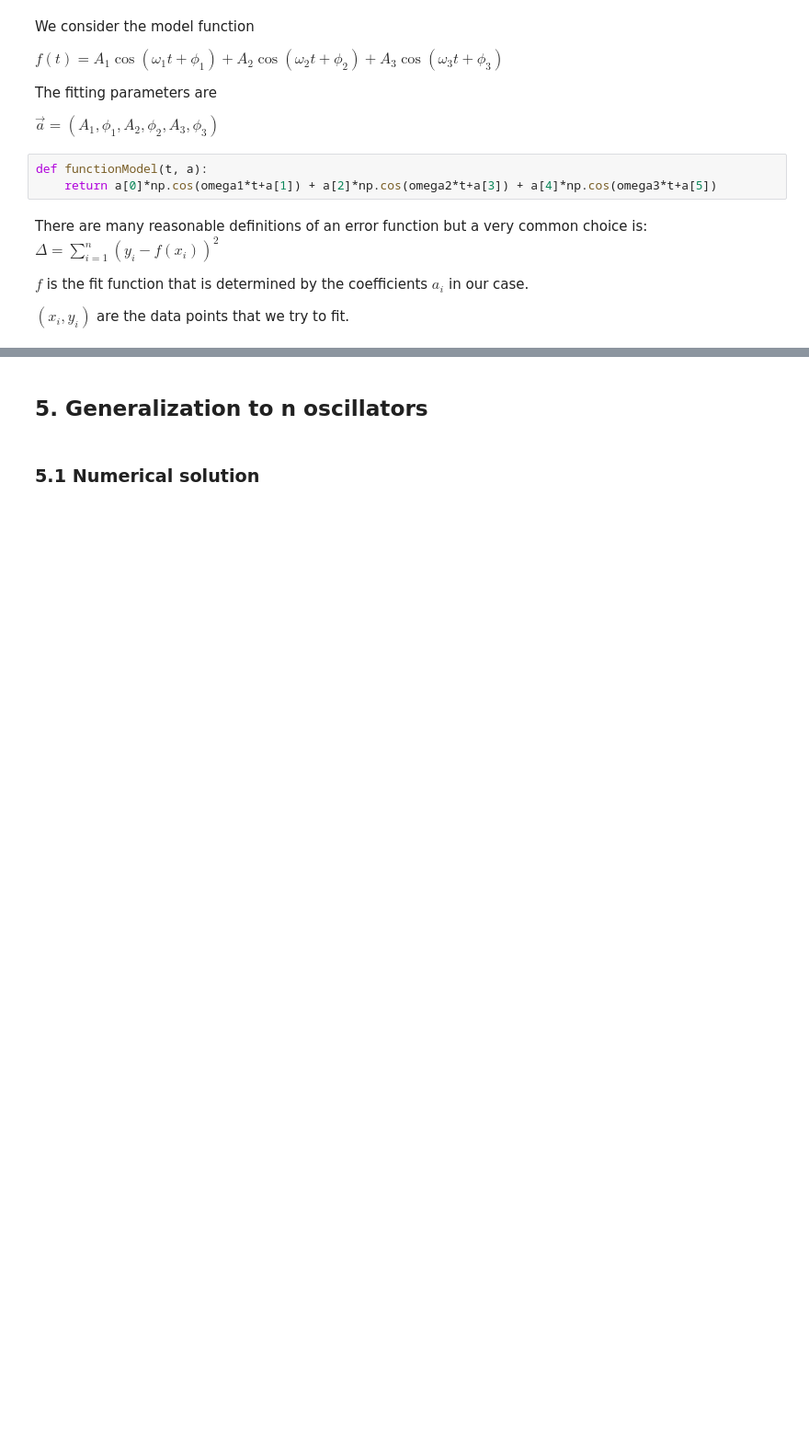
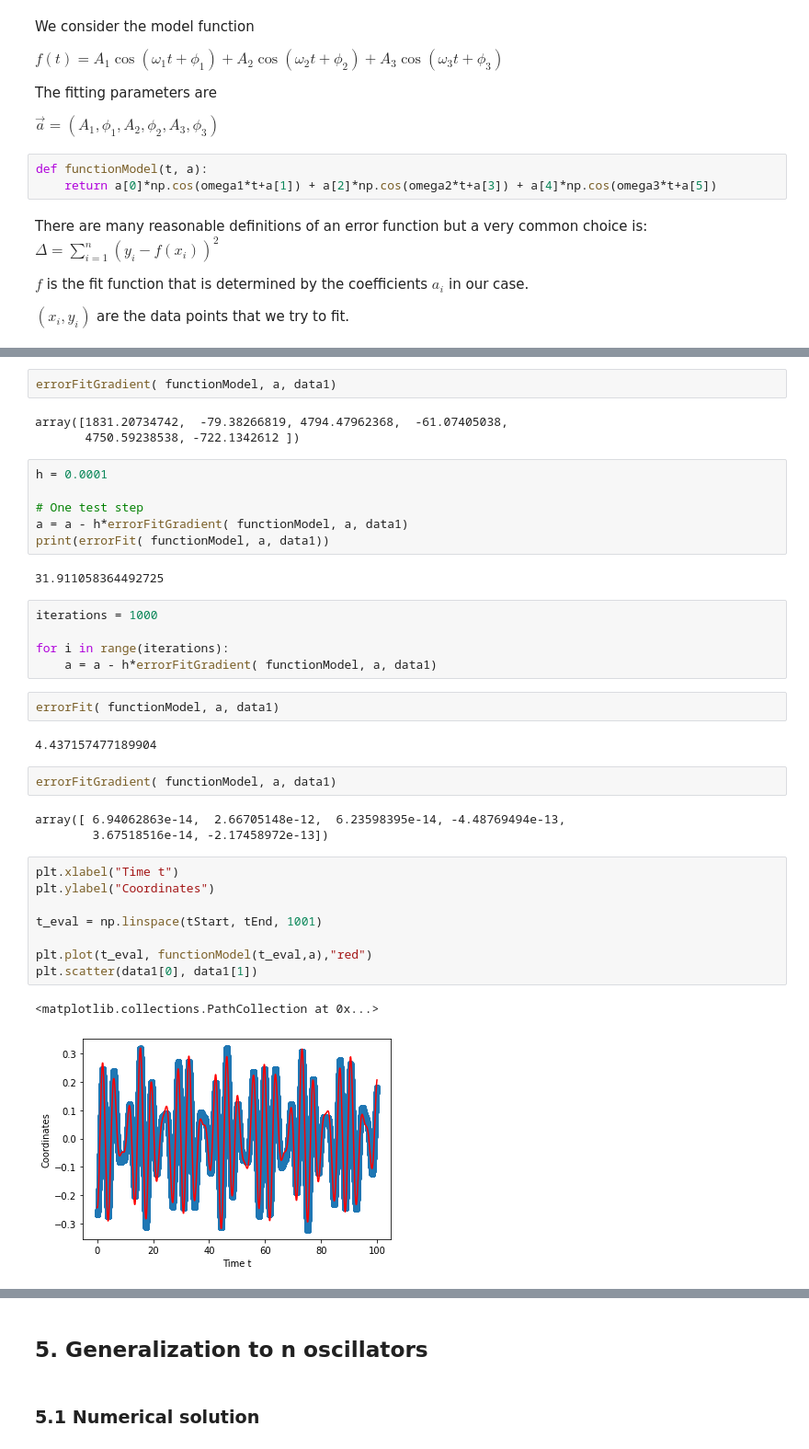
Before and after one commit to Xavier-ML/Computational-Physics-with-Python, a Jupyter notebook: 08_Eigenvalue_coupled_oscillators_template.ipynb, the cells around one changed output, grey strips where cells are left out. Shown at 92% size. Saved outputs shown, nothing was run; the diff lists cells and outputs as text; blank space fills up the shorter version.

```diff
--- a/08_Eigenvalue_coupled_oscillators_template.ipynb
+++ b/08_Eigenvalue_coupled_oscillators_template.ipynb
@@ -329,0 +358,38 @@ We can use several different methods to minimize the error, e. g. a Monte-Carlo
+# %%
+errorFitGradient( functionModel, a, data1)
+# %% [output]
+array([1831.20734742,  -79.38266819, 4794.47962368,  -61.07405038,
+       4750.59238538, -722.1342612 ])
+# %%
+h = 0.0001
+
+# One test step
+a = a - h*errorFitGradient( functionModel, a, data1)
+print(errorFit( functionModel, a, data1))
+# %% [output]
+31.911058364492725
+# %%
+iterations = 1000
+
+for i in range(iterations):
+    a = a - h*errorFitGradient( functionModel, a, data1)
+# %%
+errorFit( functionModel, a, data1)
+# %% [output]
+4.437157477189904
+# %%
+errorFitGradient( functionModel, a, data1)
+# %% [output]
+array([ 6.94062863e-14,  2.66705148e-12,  6.23598395e-14, -4.48769494e-13,
+        3.67518516e-14, -2.17458972e-13])
+# %%
+plt.xlabel("Time t")
+plt.ylabel("Coordinates")
+
+t_eval = np.linspace(tStart, tEnd, 1001)
+
+plt.plot(t_eval, functionModel(t_eval,a),"red")
+plt.scatter(data1[0], data1[1])
+# %% [output]
+<matplotlib.collections.PathCollection at 0x...>
+[figure, added]
```
Also changed, not shown: parts of 12 cells of this notebook.
